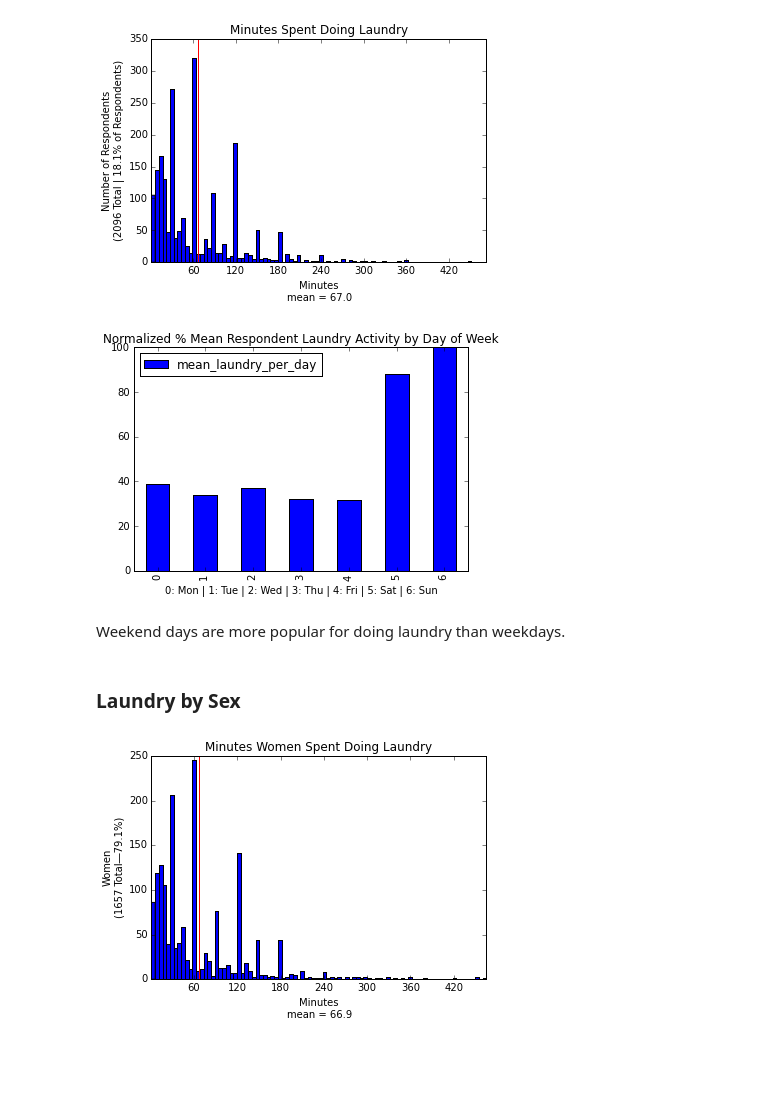
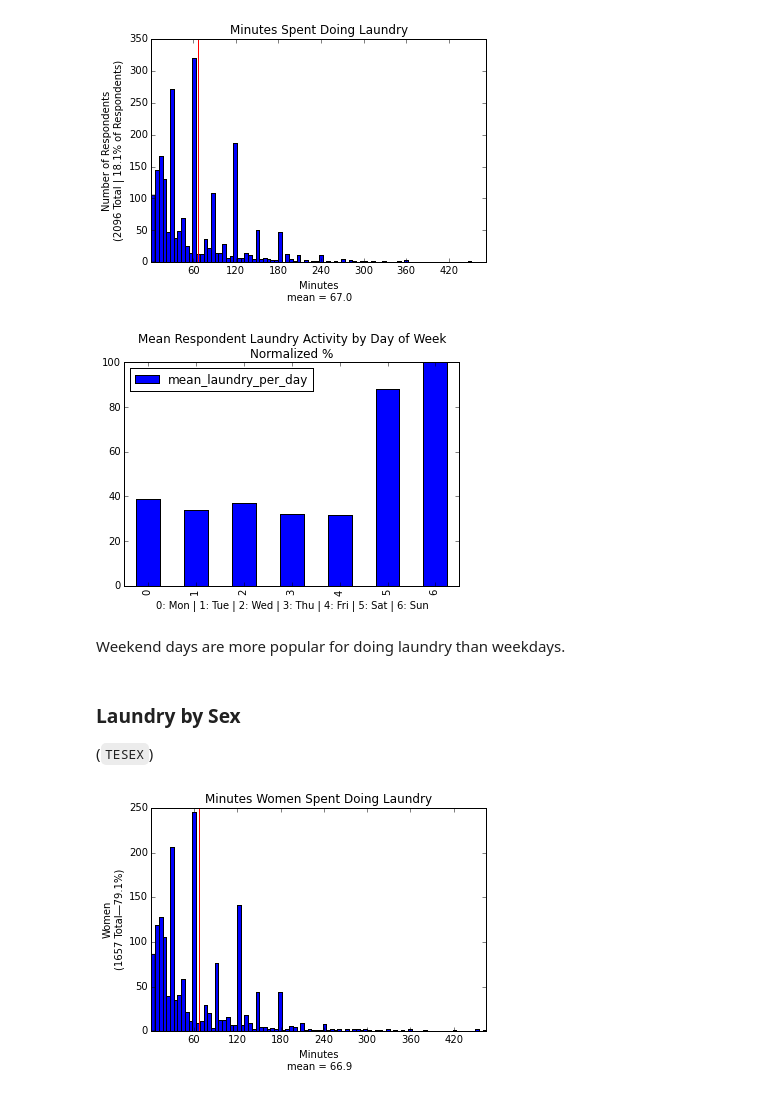
Before and after one commit to ahartz1/atus-analysis, a Jupyter notebook: atus-analysis.ipynb, the cells around one changed output. Drawn from its saved outputs; the diff is of its cells as text; code cells hidden in the pictures; blank space fills up the shorter version.

Commit message:
Polish up line length, titles/labels; add Work summary

```diff
--- a/atus-analysis.ipynb
+++ b/atus-analysis.ipynb
@@ -101,20 +93,24 @@ laundry_dow.index = laundry_dow['TUDIARYDATE']
 # %%
 laundry_by_day = laundry_dow['TUDIARYDAY'].resample('d', how=['count'])
 laundry_by_day['weekday'] = laundry_by_day.index.weekday
-laundry_means_by_day = [laundry_by_day[laundry_by_day['weekday'] == x].mean()[0] for x in range(7)]
+laundry_means_by_day = [laundry_by_day[laundry_by_day['weekday'] == x].mean()[0]
+                        for x in range(7)]
 laundry_max = max(laundry_means_by_day)
-laundry_means_by_day = [laundry_means_by_day[x]*100/laundry_max for x in range(7)]
-pd.DataFrame(laundry_means_by_day).rename(columns={0: 'mean_laundry_per_day'}) \
-                                  .plot(kind='bar',
-                                        title= 'Normalized % Mean Respondent Laundry Activity by Day of Week')
+laundry_means_by_day = [laundry_means_by_day[x]*100/laundry_max
+                        for x in range(7)]
+pd.DataFrame(laundry_means_by_day) \
+    .rename(columns={0: 'mean_laundry_per_day'}) \
+    .plot(kind='bar',
+          title= 'Mean Respondent Laundry Activity by Day of Week\nNormalized %')
 plt.xlabel('0: Mon | 1: Tue | 2: Wed | 3: Thu | 4: Fri | 5: Sat | 6: Sun')
 plt.show()
 # %% [output]
-[figure, old version]
+[figure, new version]
 # %% [markdown]
 Weekend days are more popular for doing laundry than weekdays.
 # %% [markdown]
 ### Laundry by Sex
+(`TESEX`)
 # %%
 laundry_women      = laundry[laundry.TESEX == 2]
 laundry_women_mean = laundry_women['t020102'].mean()
```
Also changed, not shown: parts of 61 cells of this notebook.
